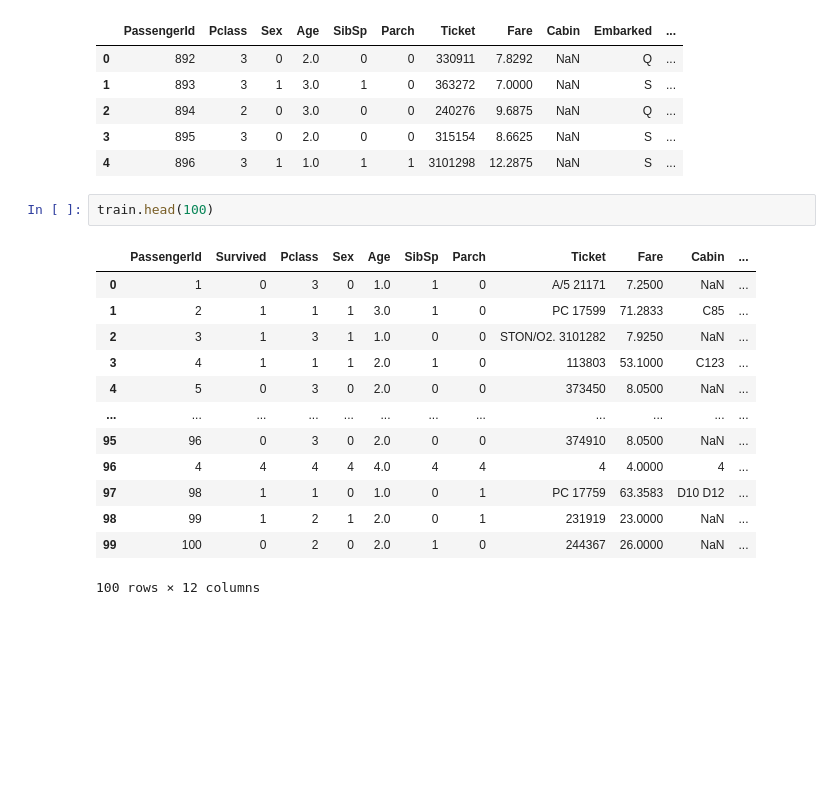
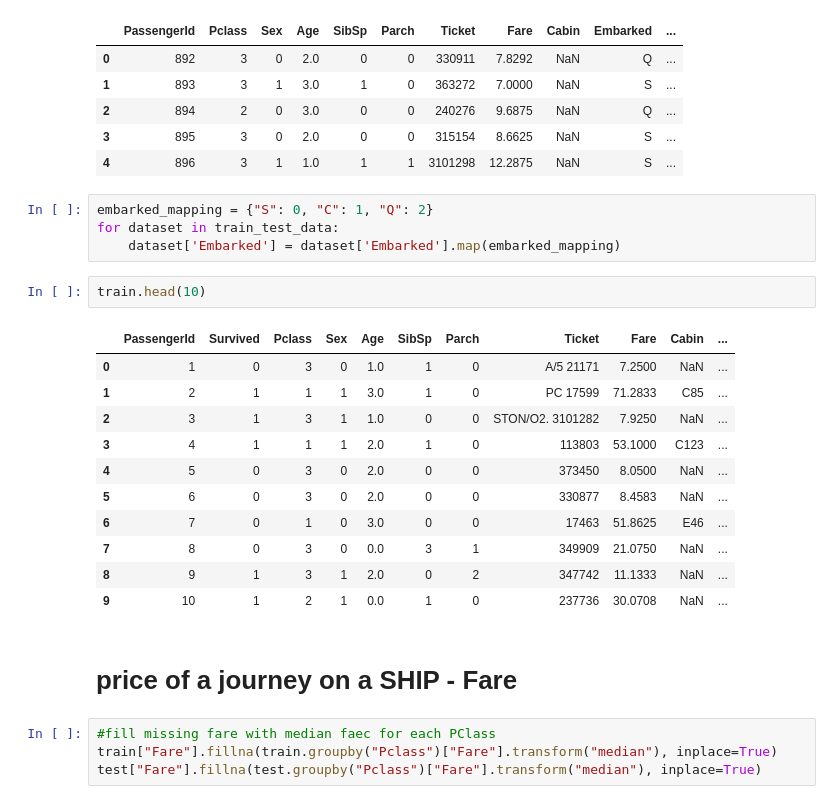
Before and after one commit to theishantha/Titanic---Kaggle-Machine-Learning-Competition, a Jupyter notebook: Titanic Disaster - Kaggle Machine Learning Competition.ipynb, the cells around one changed output. Drawn from its saved outputs; the diff is of its cells as text; blank space fills up the shorter version.

Commit message:
analyzing fare in a SHIP

```diff
--- a/Titanic Disaster - Kaggle Machine Learning Competition.ipynb
+++ b/Titanic Disaster - Kaggle Machine Learning Competition.ipynb
@@ -444,19 +444,27 @@ test.head()
 | 2 | 894 | 2 | 0 | 3.0 | 0 | 0 | 240276 | 9.6875 | NaN | Q | ... |
 | 3 | 895 | 3 | 0 | 2.0 | 0 | 0 | 315154 | 8.6625 | NaN | S | ... |
 | 4 | 896 | 3 | 1 | 1.0 | 1 | 1 | 3101298 | 12.2875 | NaN | S | ... |
+# %%
+embarked_mapping = {"S": 0, "C": 1, "Q": 2}
+for dataset in train_test_data:
+    dataset['Embarked'] = dataset['Embarked'].map(embarked_mapping)
 # %%
-train.head(100)
+train.head(10)
 # %% [output]
 |  | PassengerId | Survived | Pclass | Sex | Age | SibSp | Parch | Ticket | Fare | Cabin | ... |
 | 0 | 1 | 0 | 3 | 0 | 1.0 | 1 | 0 | A/5 21171 | 7.2500 | NaN | ... |
 | 1 | 2 | 1 | 1 | 1 | 3.0 | 1 | 0 | PC 17599 | 71.2833 | C85 | ... |
 | 2 | 3 | 1 | 3 | 1 | 1.0 | 0 | 0 | STON/O2. 3101282 | 7.9250 | NaN | ... |
 | 3 | 4 | 1 | 1 | 1 | 2.0 | 1 | 0 | 113803 | 53.1000 | C123 | ... |
 | 4 | 5 | 0 | 3 | 0 | 2.0 | 0 | 0 | 373450 | 8.0500 | NaN | ... |
-| ... | ... | ... | ... | ... | ... | ... | ... | ... | ... | ... | ... |
-| 95 | 96 | 0 | 3 | 0 | 2.0 | 0 | 0 | 374910 | 8.0500 | NaN | ... |
-| 96 | 4 | 4 | 4 | 4 | 4.0 | 4 | 4 | 4 | 4.0000 | 4 | ... |
-| 97 | 98 | 1 | 1 | 0 | 1.0 | 0 | 1 | PC 17759 | 63.3583 | D10 D12 | ... |
-| 98 | 99 | 1 | 2 | 1 | 2.0 | 0 | 1 | 231919 | 23.0000 | NaN | ... |
-| 99 | 100 | 0 | 2 | 0 | 2.0 | 1 | 0 | 244367 | 26.0000 | NaN | ... |
+| 5 | 6 | 0 | 3 | 0 | 2.0 | 0 | 0 | 330877 | 8.4583 | NaN | ... |
+| 6 | 7 | 0 | 1 | 0 | 3.0 | 0 | 0 | 17463 | 51.8625 | E46 | ... |
+| 7 | 8 | 0 | 3 | 0 | 0.0 | 3 | 1 | 349909 | 21.0750 | NaN | ... |
+| 8 | 9 | 1 | 3 | 1 | 2.0 | 0 | 2 | 347742 | 11.1333 | NaN | ... |
+| 9 | 10 | 1 | 2 | 1 | 0.0 | 1 | 0 | 237736 | 30.0708 | NaN | ... |
-100 rows × 12 columns
+# %% [markdown]
+# price of a journey on a SHIP - Fare
+# %%
+#fill missing fare with median faec for each PClass
+train["Fare"].fillna(train.groupby("Pclass")["Fare"].transform("median"), inplace=True)
+test["Fare"].fillna(test.groupby("Pclass")["Fare"].transform("median"), inplace=True)
```
Also changed, not shown: parts of 2 cells of this notebook.
